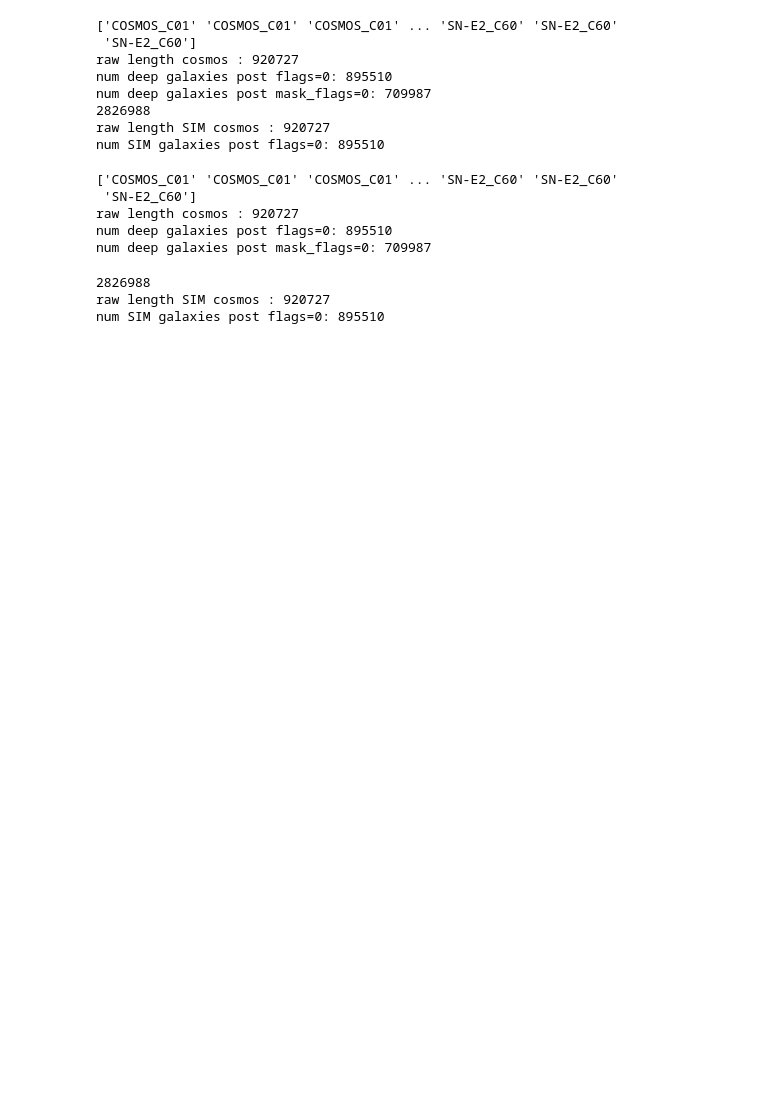
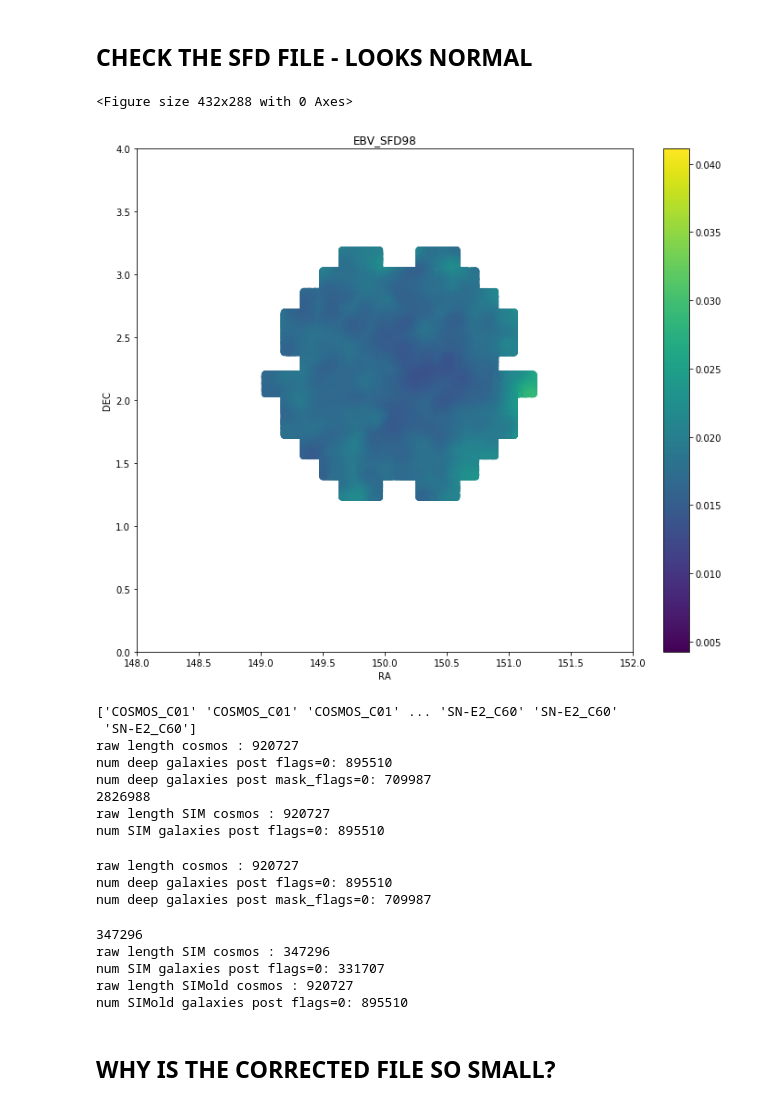
Before and after one commit to aamon/DEEP, a Jupyter notebook: CheckCosmosDF.ipynb, the cells around one changed output. Cells and saved outputs as stored; diff of their text form; code cells hidden in the pictures; blank space fills up the shorter version.

```diff
--- a/CheckCosmosDF.ipynb
+++ b/CheckCosmosDF.ipynb
@@ -32,4 +32,28 @@ import numpy as np
 
 from astropy.coordinates import SkyCoord
 from astropy import units as u
+# %% [markdown]
+## CHECK THE SFD FILE - LOOKS NORMAL
+# %%
+
+
+file='/global/cscratch1/sd/aamon/DEEP/FromWill/DES_Y3_GOLD_SN_cosmos_SFD_24Apr20.fits'
+desfile = fits.open(file)
+sfd=Table(desfile[1].data)
+sfd.dtype
+
+plt.figure()
+fig, ax = plt.subplots(figsize=(12,10))
+plt.scatter(sfd['ALPHAWIN_J2000'],sfd['DELTAWIN_J2000'],c=sfd['EBV_SFD98'])
+plt.xlabel('RA')
+plt.ylim(0,4)
+plt.xlim(148,152)
+#plt.yscale('log')
+plt.colorbar()
+plt.title('EBV_SFD98')
+plt.ylabel('DEC')
+plt.show()
+# %% [output]
+<Figure size 432x288 with 0 Axes>
+[figure, added]
 # %%
@@ -76,48 +102,53 @@ num deep galaxies post mask_flags=0: 709987
 raw length SIM cosmos : 920727
 num SIM galaxies post flags=0: 895510
 # %%
-
-
 deep_fields_files = ['/global/cscratch1/sd/aamon/DEEP/FromWill/run-ugriz-mof02_extcorr_24Apr20.fits',
                      '/global/cscratch1/sd/aamon/DEEP/FromWill/run-fmof-dv02_extcorr_24Apr20.fits',
-                     '/global/project/projectdirs/des/y3-image-sims/run-fmof-dv02.fits']
+                     '/global/cscratch1/sd/aamon/DEEP/MOFcats/COSMOS/run-fmof-dv02.fits',
+                     '/global/project/projectdirs/des/y3-image-sims/run-fmof-dv02_extcorr.fits']
 
 # read in DES file
 desfile = fits.open(deep_fields_files[0])
 snc=Table(desfile[1].data)
 
-
 data = fitsio.read(deep_fields_files[0])
-print(data['tilename'])
 ind = eu.numpy_util.strmatch(data['tilename'], 'COSMOS*')
 cosmos=snc[ind]
-
 print('raw length cosmos :', len(cosmos))
 cosmos_nomask=cosmos[cosmos['flags']==0]
 print("num deep galaxies post flags=0:",len(cosmos_nomask))
 cosmos=cosmos_nomask[cosmos_nomask['mask_flags']==0]
 print("num deep galaxies post mask_flags=0:",len(cosmos))
 # %% [output]
-['COSMOS_C01' 'COSMOS_C01' 'COSMOS_C01' ... 'SN-E2_C60' 'SN-E2_C60'
- 'SN-E2_C60']
 raw length cosmos : 920727
 num deep galaxies post flags=0: 895510
 num deep galaxies post mask_flags=0: 709987
 # %%
 import pandas as pd
 simfile = fits.open(deep_fields_files[1])
-snc2=Table(desfile[1].data)
+snc2=Table(simfile[1].data)
 print(len(snc2))
 
-
-tilename=pd.DataFrame(snc2['tilename'])
-ind=tilename['tilename'].str.contains("COSMOS")
-ind=ind.to_numpy()
-sim=snc2[ind]
+sim=snc2 #[ind]
 print('raw length SIM cosmos :', len(sim))
 sim=sim[sim['flags']==0]
 print("num SIM galaxies post flags=0:",len(sim))
+
+
+imfile = fits.open(deep_fields_files[2])
+snc3=Table(desfile[1].data)
+tilename=pd.DataFrame(snc3['tilename'])
+ind=tilename['tilename'].str.contains("COSMOS")
+ind=ind.to_numpy()
+simold=snc3[ind]
+print('raw length SIMold cosmos :', len(simold))
+simold=simold[simold['flags']==0]
+print("num SIMold galaxies post flags=0:",len(simold))
 # %% [output]
-2826988
-raw length SIM cosmos : 920727
-num SIM galaxies post flags=0: 895510
+347296
+raw length SIM cosmos : 347296
+num SIM galaxies post flags=0: 331707
+raw length SIMold cosmos : 920727
+num SIMold galaxies post flags=0: 895510
+# %% [markdown]
+## WHY IS THE CORRECTED FILE SO SMALL?
```
Also changed, not shown: parts of 10 cells of this notebook.
